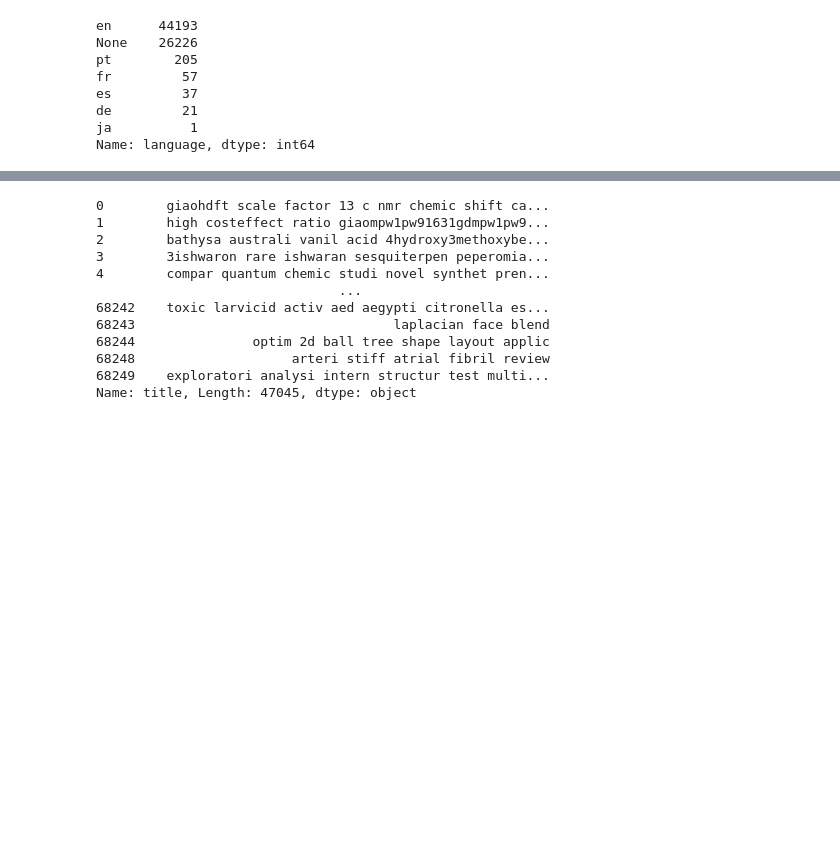
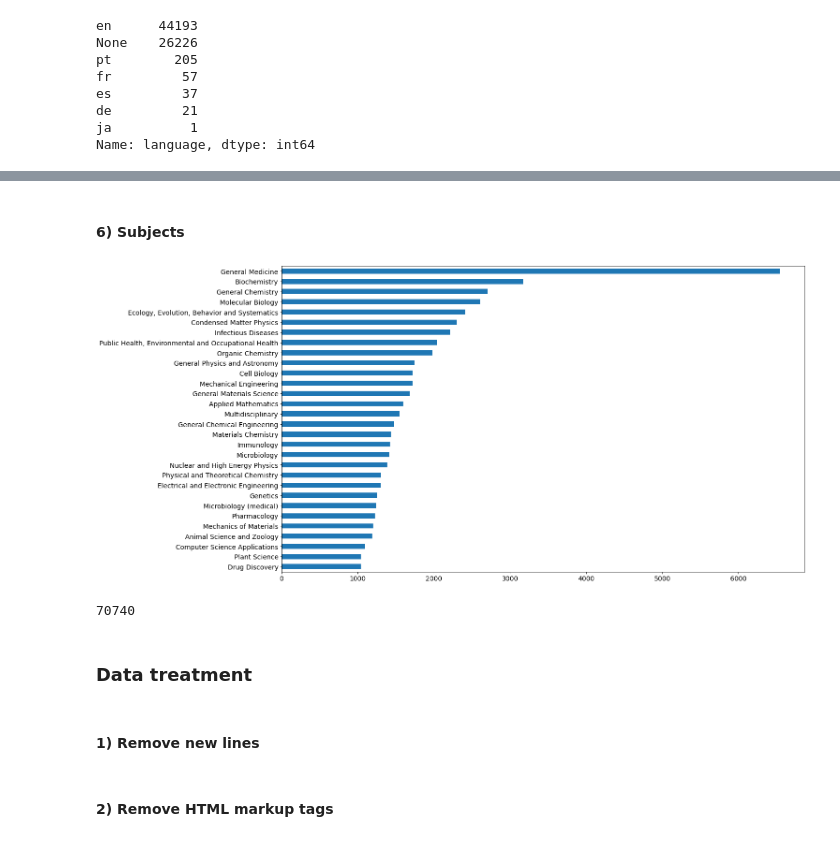
Before and after one commit to pedroboechat/COS738_BuscaMineracaoTexto_TrabFinal, a Jupyter notebook: notebook.ipynb, the cells around one changed output, grey strips where cells are left out. Saved outputs shown, nothing was run; the diff lists cells and outputs as text; code cells hidden in the pictures; blank space fills up the shorter version.

```diff
--- a/notebook.ipynb
+++ b/notebook.ipynb
@@ -176,32 +119,0 @@ Name: language, dtype: int64
-# %%
-df['title'] = df['title'].str.replace(r'<[^<>]*>', '', regex=True)
-# %%
-df = df[df['title'].notna()]
-# %%
-stopwords = corpus.stopwords.words('english') + corpus.stopwords.words('portuguese')
-df['title'] = df.title.str.replace("[^\w\s]", "", regex=True).str.lower()
-
-df['title'] = df['title'].apply(lambda x: [item for item in x.split() if item not in stopwords])
-# %%
-stemmer = stem.PorterStemmer()
-
-def stem_sentences(sentence):
-    stemmed_tokens = [stemmer.stem(token) for token in sentence]
-    return ' '.join(stemmed_tokens)
-
-df['title'] = df['title'].apply(stem_sentences)
-# %%
-df['title']
-# %% [output]
-0        giaohdft scale factor 13 c nmr chemic shift ca...
-1        high costeffect ratio giaompw1pw91631gdmpw1pw9...
-2        bathysa australi vanil acid 4hydroxy3methoxybe...
-3        3ishwaron rare ishwaran sesquiterpen peperomia...
-4        compar quantum chemic studi novel synthet pren...
-                               ...
-68242    toxic larvicid activ aed aegypti citronella es...
-68243                                 laplacian face blend
-68244               optim 2d ball tree shape layout applic
-68248                    arteri stiff atrial fibril review
-68249    exploratori analysi intern structur test multi...
-Name: title, Length: 47045, dtype: object
@@ -265,0 +120,14 @@ tf_idf = create_tf_idf(df)
+# %% [markdown]
+#### 6) Subjects
+# %%
+df.explode("subject")["subject"].value_counts().head(30).iloc[::-1].plot(kind="barh", figsize=(20,12));
+# %% [output]
+[figure, added]
+# %%
+len(df)
+# %% [output]
+70740
+# %% [markdown]
+### Data treatment
+# %% [markdown]
+#### 1) Remove new lines
@@ -265,0 +136,2 @@ tf_idf = create_tf_idf(df)
+# %% [markdown]
+#### 2) Remove HTML markup tags
```
Also changed, not shown: parts of 43 cells of this notebook.
